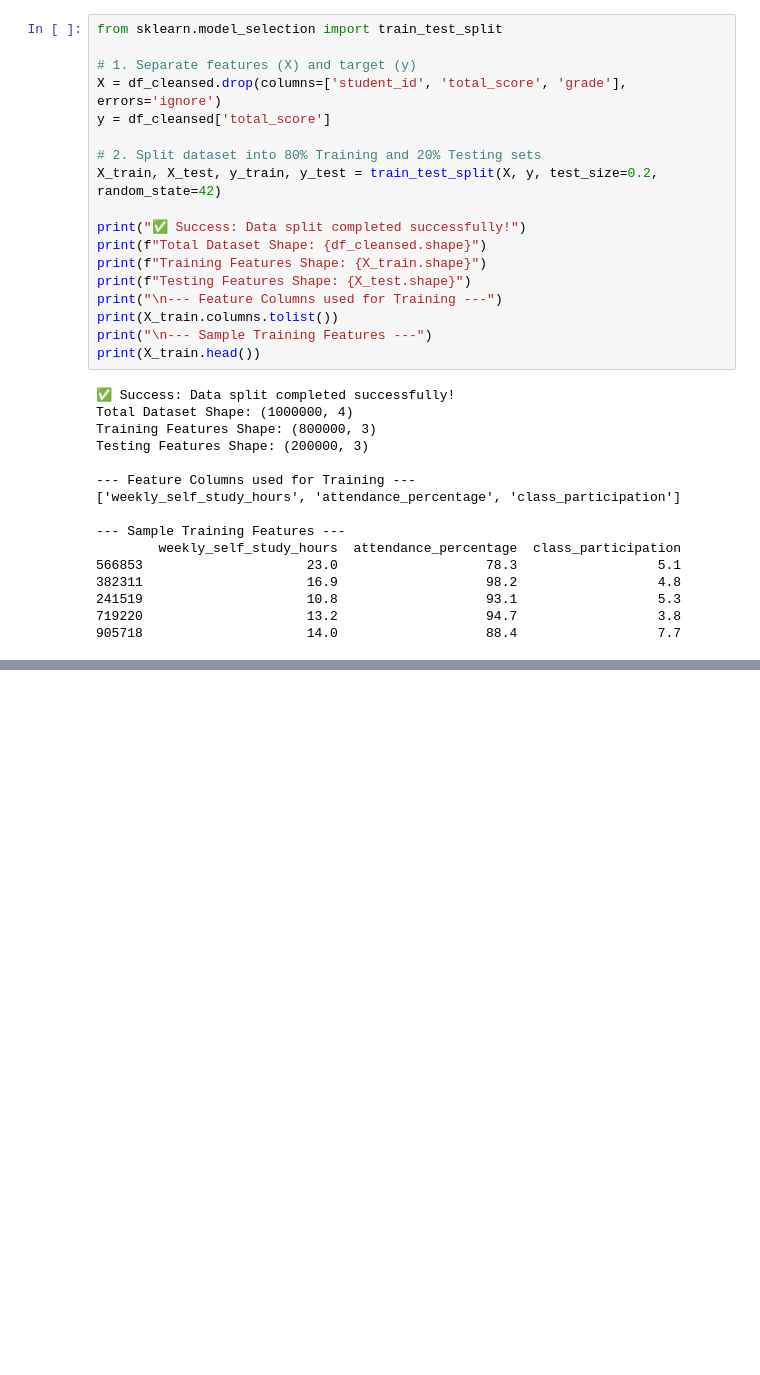
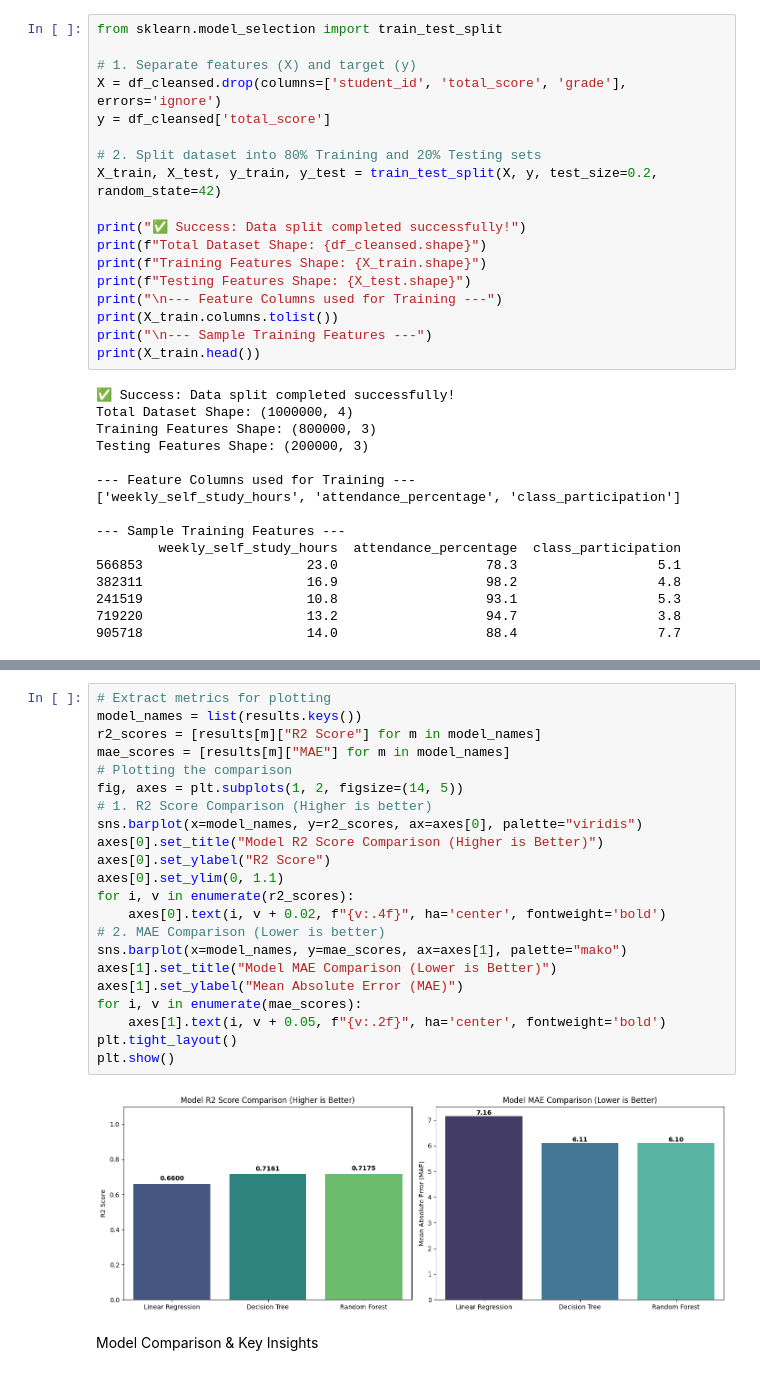
Before and after one commit to maazShahGillani11/betabytez-AI-ML-task3-MuhammadMaazShah, a Jupyter notebook: model/student_regression.ipynb, the cells around one changed output, grey strips where cells are left out. Drawn from its saved outputs; the diff is of its cells as text; blank space fills up the shorter version.

Commit message:
added model performance analysis and comparison plots

```diff
--- a/model/student_regression.ipynb
+++ b/model/student_regression.ipynb
@@ -154,0 +167,26 @@ for name, model in models.items():
+# %%
+# Extract metrics for plotting
+model_names = list(results.keys())
+r2_scores = [results[m]["R2 Score"] for m in model_names]
+mae_scores = [results[m]["MAE"] for m in model_names]
+# Plotting the comparison
+fig, axes = plt.subplots(1, 2, figsize=(14, 5))
+# 1. R2 Score Comparison (Higher is better)
+sns.barplot(x=model_names, y=r2_scores, ax=axes[0], palette="viridis")
+axes[0].set_title("Model R2 Score Comparison (Higher is Better)")
+axes[0].set_ylabel("R2 Score")
+axes[0].set_ylim(0, 1.1)
+for i, v in enumerate(r2_scores):
+    axes[0].text(i, v + 0.02, f"{v:.4f}", ha='center', fontweight='bold')
+# 2. MAE Comparison (Lower is better)
+sns.barplot(x=model_names, y=mae_scores, ax=axes[1], palette="mako")
+axes[1].set_title("Model MAE Comparison (Lower is Better)")
+axes[1].set_ylabel("Mean Absolute Error (MAE)")
+for i, v in enumerate(mae_scores):
+    axes[1].text(i, v + 0.05, f"{v:.2f}", ha='center', fontweight='bold')
+plt.tight_layout()
+plt.show()
+# %% [output]
+[figure, added]
+# %% [markdown]
+Model Comparison & Key Insights
```
Also changed, not shown: parts of 3 cells of this notebook.
